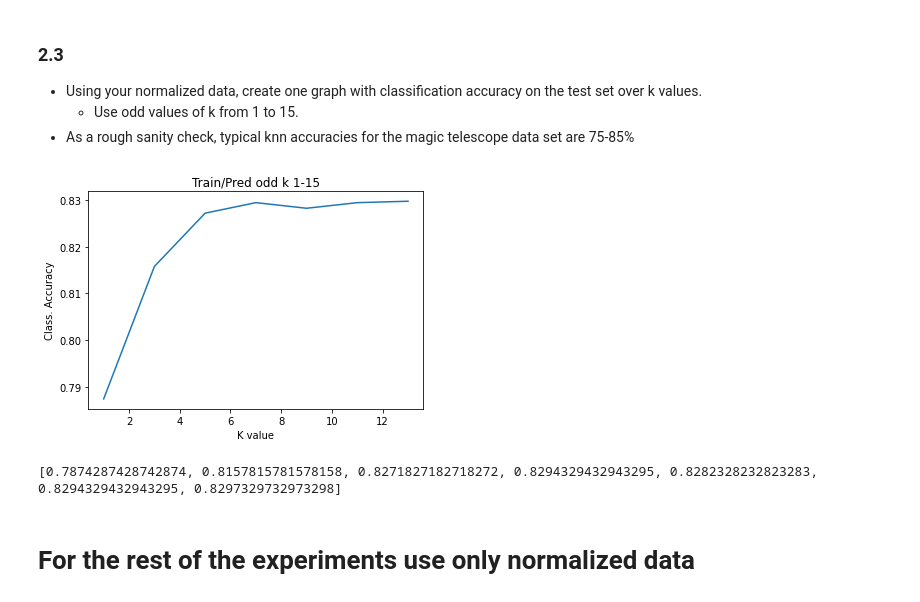
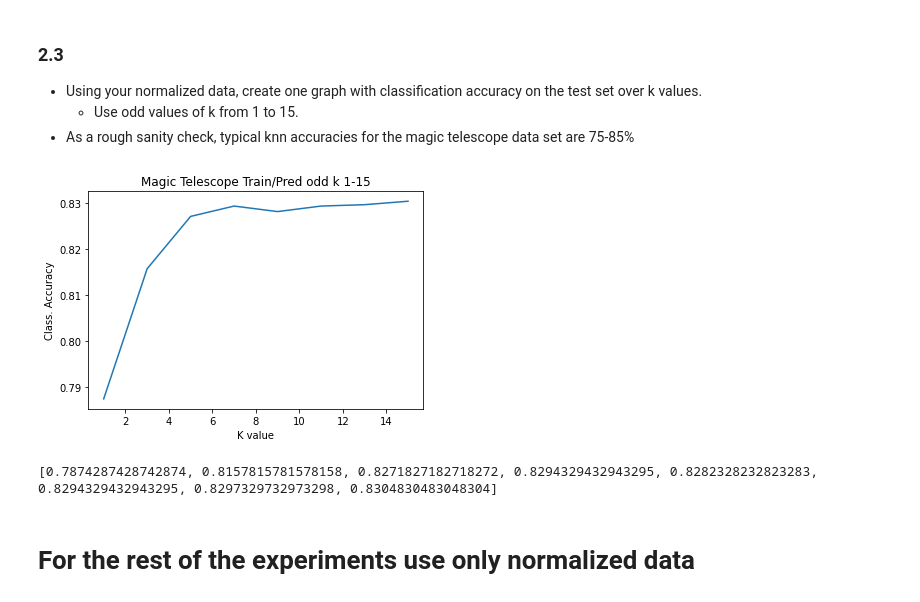
Before and after one commit to alexheiner/CS472-Labs, a Jupyter notebook: Lab4/lab_4_knn.ipynb, the cells around one changed output. Cells and saved outputs as stored; diff of their text form; code cells hidden in the pictures.

```diff
--- a/Lab4/lab_4_knn.ipynb
+++ b/Lab4/lab_4_knn.ipynb
@@ -298,23 +346,23 @@ acc normalizing input features:  0.8157815781578158
 # %%
 # Train/Predict with normalization using k=1,3,...,15
 k_class_acc = []
 x_v = []
-for i in range(1, 15, 2):
+for i in range(1, 17, 2):
   x_v.append(i)
   clf = KNNClassifier(weight_type='no_weight', k_val=i)
   res = clf.fit(tel_norm_inputs, tel_targets)
   k_class_acc.append(res.score(tel_norm_test_inputs, tel_test_targets))
 
 # Graph classification accuracy over k
 plt.plot(x_v, k_class_acc)
 plt.title("Magic Telescope Train/Pred odd k 1-15")
 plt.xlabel("K value")
 plt.ylabel("Class. Accuracy")
 plt.show()
 print(k_class_acc)
 # %% [output]
-[figure, old version]
+[figure, new version]
-[0.7874287428742874, 0.8157815781578158, 0.8271827182718272, 0.8294329432943295, 0.8282328232823283, 0.8294329432943295, 0.8297329732973298]
+[0.7874287428742874, 0.8157815781578158, 0.8271827182718272, 0.8294329432943295, 0.8282328232823283, 0.8294329432943295, 0.8297329732973298, 0.8304830483048304]
 # %% [markdown]
 # For the rest of the experiments use only normalized data
 # %% [markdown]
```
Also changed, not shown: parts of 8 cells of this notebook.
